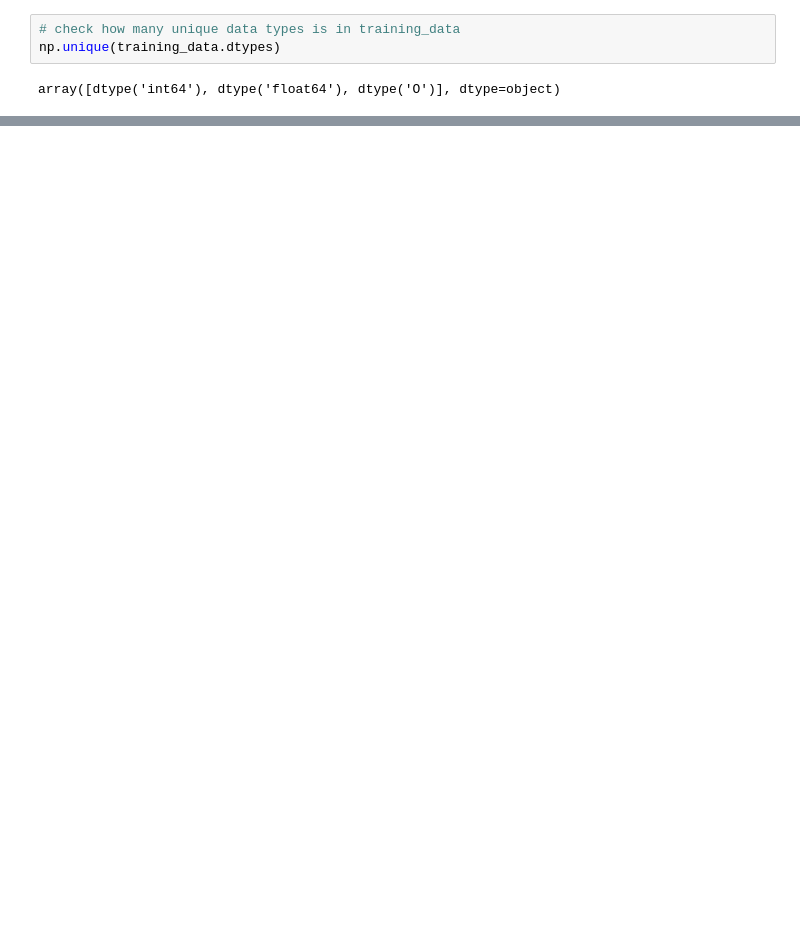
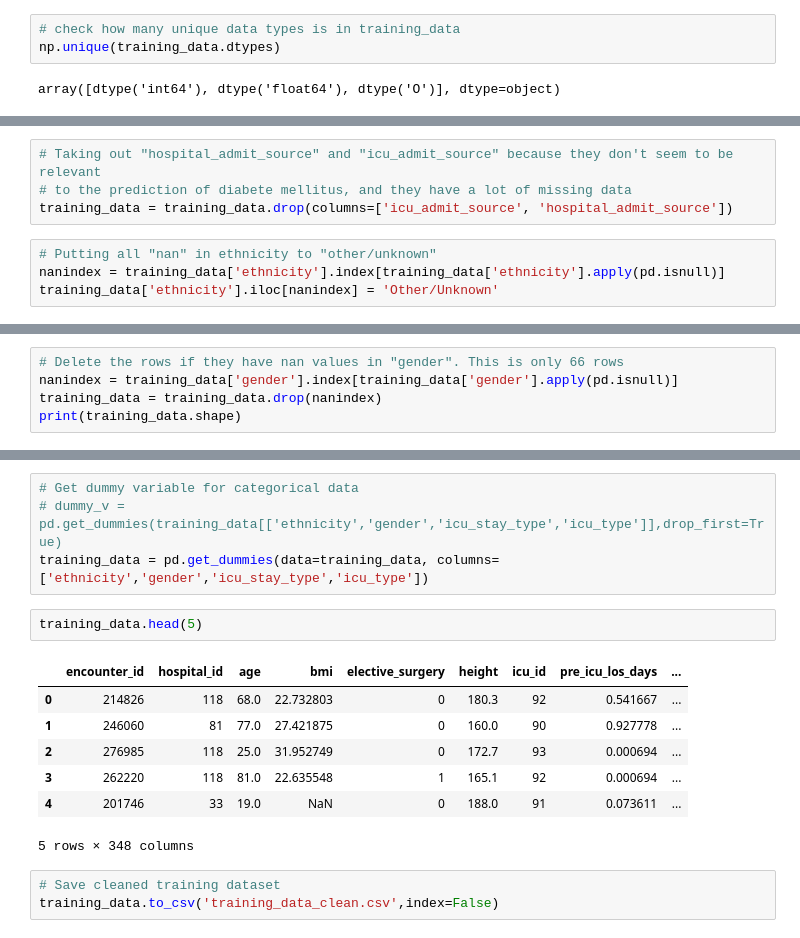
Before and after one commit to DaisyXinyiHe/diabetes_mellitus_predict, a Jupyter notebook: pre_processing.ipynb, the cells around one changed output, grey strips where cells are left out. Drawn from its saved outputs; the diff is of its cells as text; blank space fills up the shorter version.

```diff
--- a/pre_processing.ipynb
+++ b/pre_processing.ipynb
@@ -121,0 +172,8 @@ training_data.head()
+# %%
+# Taking out "hospital_admit_source" and "icu_admit_source" because they don't seem to be relevant
+# to the prediction of diabete mellitus, and they have a lot of missing data
+training_data = training_data.drop(columns=['icu_admit_source', 'hospital_admit_source'])
+# %%
+# Putting all "nan" in ethnicity to "other/unknown"
+nanindex = training_data['ethnicity'].index[training_data['ethnicity'].apply(pd.isnull)]
+training_data['ethnicity'].iloc[nanindex] = 'Other/Unknown'
@@ -121,0 +185,5 @@ training_data.head()
+# %%
+# Delete the rows if they have nan values in "gender". This is only 66 rows
+nanindex = training_data['gender'].index[training_data['gender'].apply(pd.isnull)]
+training_data = training_data.drop(nanindex)
+print(training_data.shape)
@@ -121,0 +202,17 @@ training_data.head()
+# %%
+# Get dummy variable for categorical data
+# dummy_v = pd.get_dummies(training_data[['ethnicity','gender','icu_stay_type','icu_type']],drop_first=True)
+training_data = pd.get_dummies(data=training_data, columns=['ethnicity','gender','icu_stay_type','icu_type'])
+# %%
+training_data.head(5)
+# %% [output]
+|  | encounter_id | hospital_id | age | bmi | elective_surgery | height | icu_id | pre_icu_los_days | ... |
+| 0 | 214826 | 118 | 68.0 | 22.732803 | 0 | 180.3 | 92 | 0.541667 | ... |
+| 1 | 246060 | 81 | 77.0 | 27.421875 | 0 | 160.0 | 90 | 0.927778 | ... |
+| 2 | 276985 | 118 | 25.0 | 31.952749 | 0 | 172.7 | 93 | 0.000694 | ... |
+| 3 | 262220 | 118 | 81.0 | 22.635548 | 1 | 165.1 | 92 | 0.000694 | ... |
+| 4 | 201746 | 33 | 19.0 | NaN | 0 | 188.0 | 91 | 0.073611 | ... |
+5 rows × 348 columns
+# %%
+# Save cleaned training dataset
+training_data.to_csv('training_data_clean.csv',index=False)
```
Also changed, not shown: parts of 17 cells of this notebook.
